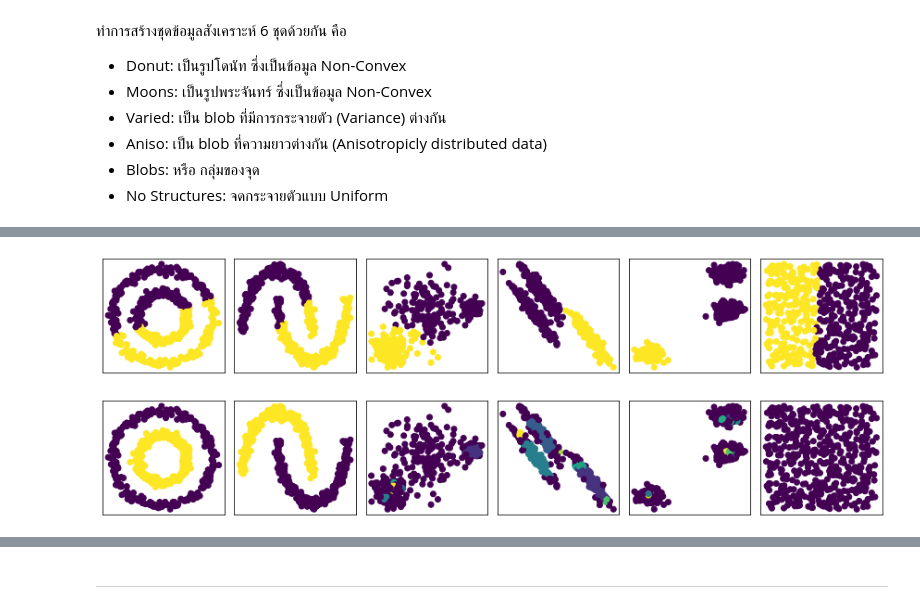
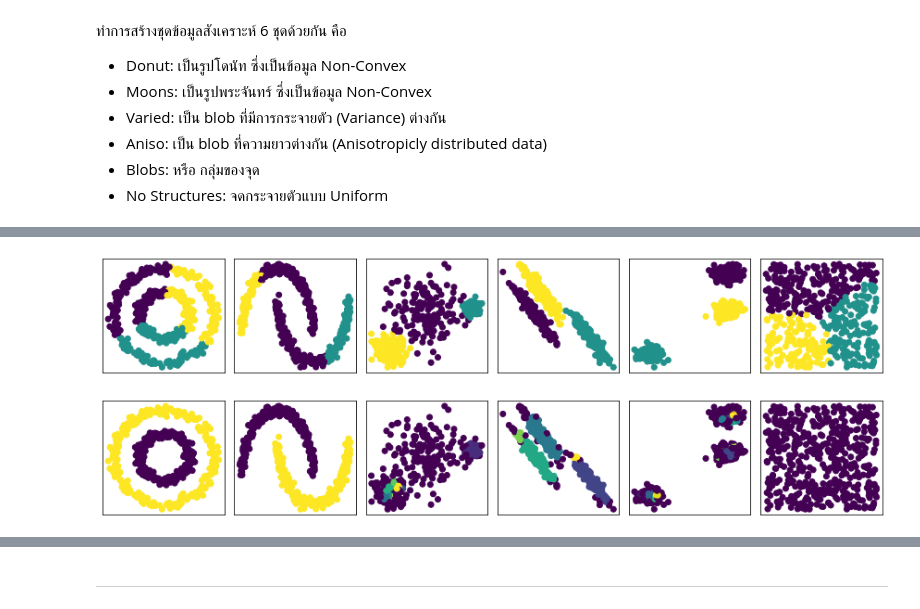
Before and after one commit to sgulyano/DSI311, a Jupyter notebook: ch11_clustering.ipynb, the cells around one changed output, grey strips where cells are left out. Saved outputs shown, nothing was run; the diff lists cells and outputs as text; code cells hidden in the pictures.

```diff
--- a/ch11_clustering.ipynb
+++ b/ch11_clustering.ipynb
@@ -72,10 +72,10 @@ plt.show()
 # %%
 #@title K-Mean
-n_clusters = 2 #@param {type:"slider", min:2, max:5, step:1}
+n_clusters = 3 #@param {type:"slider", min:2, max:5, step:1}
 
 plt.figure(figsize=(12,2))
 for i_dataset, (X, y) in enumerate(data):
-    algo = cluster.MiniBatchKMeans(n_clusters=n_clusters, n_init="auto").fit(X)
+    algo = cluster.KMeans(n_clusters=n_clusters, n_init="auto").fit(X)
     y_pred = algo.predict(X)
 
     plt.subplot(1,6,i_dataset+1)
@@ -89,25 +89,25 @@ plt.show()
 # %%
 #@title GMM
-n_clusters = 2 #@param {type:"slider", min:2, max:5, step:1}
+n_clusters = 3 #@param {type:"slider", min:2, max:5, step:1}
 
 plt.figure(figsize=(12,2))
 for i_dataset, (X, y) in enumerate(data):
     algo = mixture.GaussianMixture(
             n_components=n_clusters, covariance_type="full"
         ).fit(X)
     y_pred = algo.predict(X)
 
     plt.subplot(1,6,i_dataset+1)
     plt.scatter(X[:,0], X[:,1], c=y_pred)
     plt.xticks(())
     plt.yticks(())
 plt.tight_layout()
 plt.show()
 # %% [output]
-[figure, old version]
+[figure, new version]
 # %%
 #@title DBSCAN
-eps = 0.2 #@param {type:"slider", min:0.05, max:1, step:0.05}
+eps = 0.25 #@param {type:"slider", min:0.05, max:1, step:0.05}
 
 plt.figure(figsize=(12,2))
 for i_dataset, (X, y) in enumerate(data):
@@ -121,7 +121,7 @@ for i_dataset, (X, y) in enumerate(data):
 plt.tight_layout()
 plt.show()
 # %% [output]
-[figure, old version]
+[figure, new version]
 # %%
 #@title Agglomerative Clustering
 n_clusters = 3 #@param {type:"slider", min:2, max:5, step:1}
```
Also changed, not shown: parts of 5 cells of this notebook, 1 other file.
